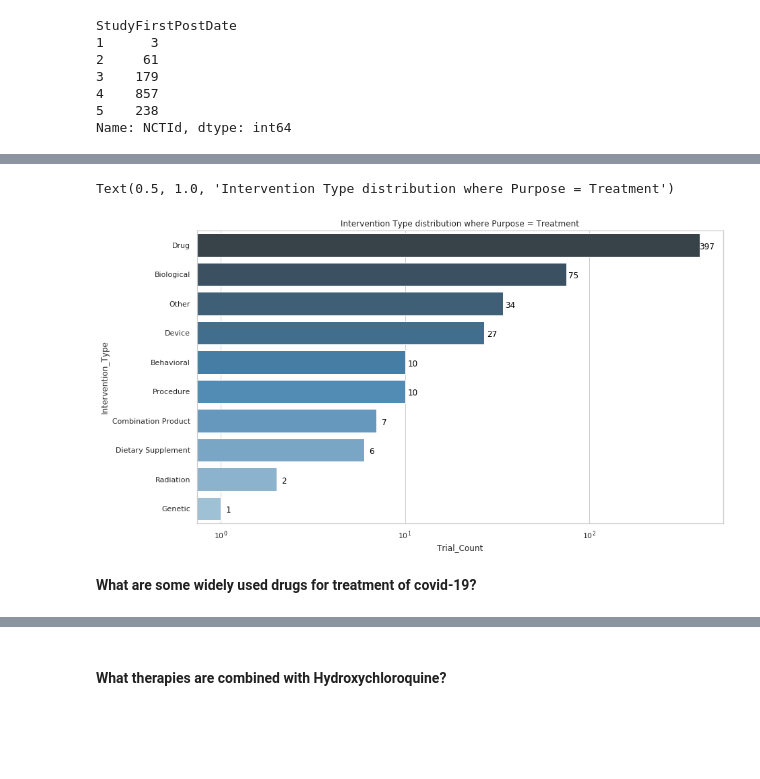
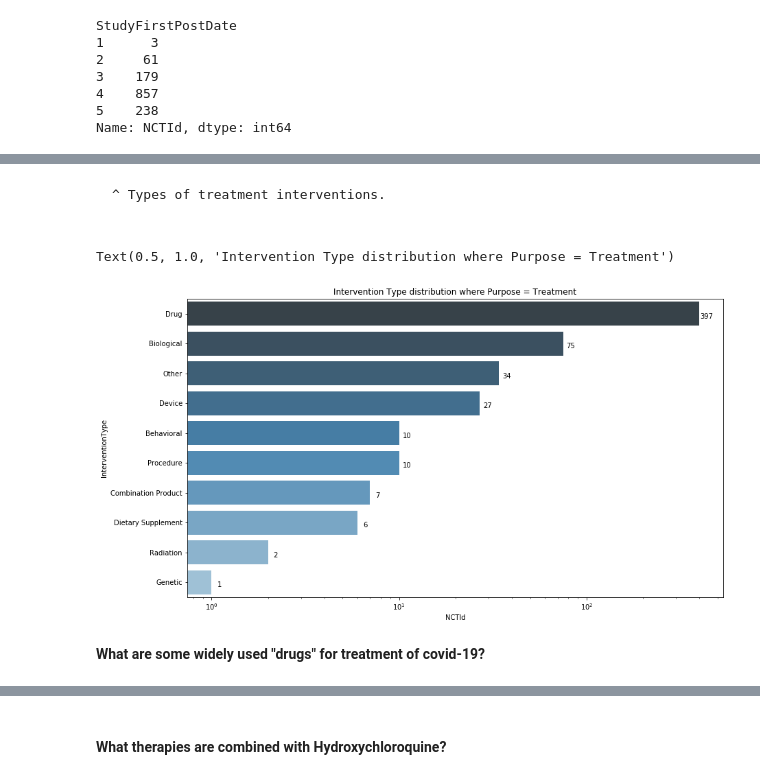
Before and after one commit to AksChougule/clinical-text, a Jupyter notebook: cov19-ct-gov-api/COVID-19-clinical-trials-v2.ipynb, the cells around one changed output, grey strips where cells are left out. Cells and saved outputs as stored; diff of their text form; code cells hidden in the pictures; blank space fills up the shorter version.

```diff
--- a/cov19-ct-gov-api/COVID-19-clinical-trials-v2.ipynb
+++ b/cov19-ct-gov-api/COVID-19-clinical-trials-v2.ipynb
@@ -248,6 +249,6 @@ tt
 # %%
 plt.figure(figsize=(14,6))
-graph = sns.barplot(y="Primary_Purpose", x="Trial_Count", data=tt, palette="Blues_d")
+graph = sns.barplot(y="DesignPrimaryPurpose", x="NCTId", data=tt, palette="Blues_d")
 for p in graph.patches:
         graph.annotate('{:.0f}'.format(p.get_width()), (p.get_width()+6, p.get_y()+0.6),
                     ha='center', va='bottom',
@@ -257,7 +258,7 @@ for p in graph.patches:
 # %%
 # Adding log scale to make the viz better
 plt.figure(figsize=(14,6))
-graph = sns.barplot(y="Primary_Purpose", x="Trial_Count", data=tt, palette="Blues_d", log=True)
+graph = sns.barplot(y="DesignPrimaryPurpose", x="NCTId", data=tt, palette="Blues_d", log=True)
 for p in graph.patches:
         graph.annotate('{:.0f}'.format(p.get_width()), (p.get_width()+(p.get_width()/10), p.get_y()+0.6),
                     ha='center', va='bottom',
@@ -274,7 +274,0 @@ tt.shape
-# %%
-tt = pd.DataFrame(tt.groupby("InterventionType").InterventionType.count())
-tt = tt.rename(index=str, columns={"InterventionType": "Trial_Count"})
-tt['Intervention_Type'] = tt.index
-tt = tt.reset_index(drop=True)
-tt=tt.sort_values(by=['Trial_Count'], ascending=False)
-tt
@@ -292,0 +275,3 @@ tt
+# %%
+tt1 = tt.groupby("InterventionType", as_index=False).NCTId.count().sort_values(by=['NCTId'], ascending=False)
+tt1
@@ -293,15 +290,17 @@ tt
+# %% [markdown]
+<pre>^ Types of treatment interventions.
 # %%
 plt.figure(figsize=(14,8))
-graph = sns.barplot(y="Intervention_Type", x="Trial_Count", data=tt, palette="Blues_d", log=True)
+graph = sns.barplot(y="InterventionType", x="NCTId", data=tt1, palette="Blues_d", log=True)
 for p in graph.patches:
         graph.annotate('{:.0f}'.format(p.get_width()), (p.get_width()+(p.get_width()/10), p.get_y()+0.6),
                     ha='center', va='bottom',
                     color= 'black')
 graph.set_title('Intervention Type distribution where Purpose = Treatment')
 # %% [output]
 Text(0.5, 1.0, 'Intervention Type distribution where Purpose = Treatment')
-[figure, old version]
+[figure, new version]
 # %% [markdown]
-**What are some widely used drugs for treatment of covid-19?**
+**What are some widely used "drugs" for treatment of covid-19?**
 # %%
 tt = df.loc[(df.DesignPrimaryPurpose=='Treatment') & (df.InterventionType=='Drug'),]
```
Also changed, not shown: parts of 114 cells of this notebook.
